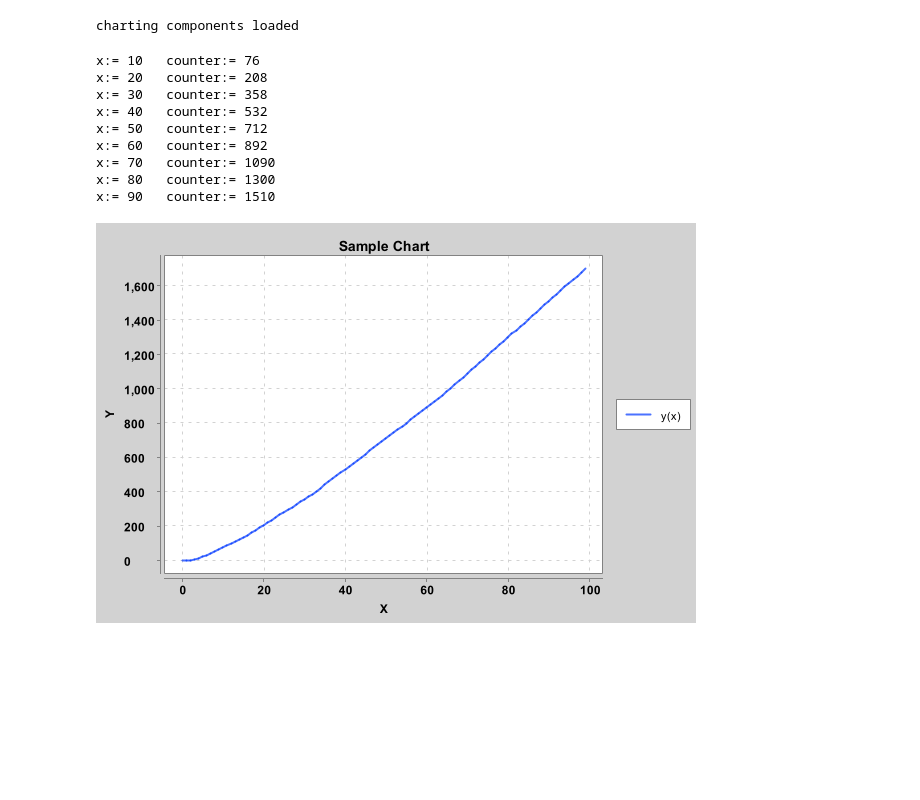
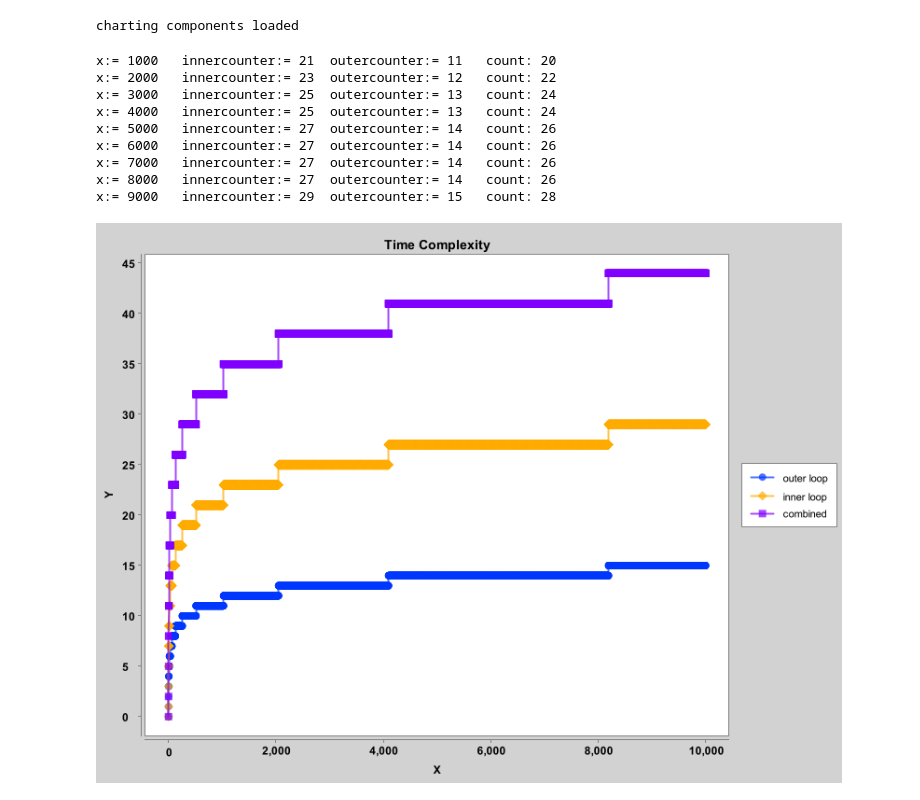
Before and after one commit to cicorias/java-nb, a Jupyter notebook: Q5 Short Answer 4.ipynb, the cells around one changed output. Cells and saved outputs as stored; diff of their text form; code cells hidden in the pictures; blank space fills up the shorter version.

```diff
--- a/Q5 Short Answer 4.ipynb
+++ b/Q5 Short Answer 4.ipynb
@@ -20,46 +88,60 @@ charting components loaded
 # %%
 
 /// Big O --- O(n^2)
-int myCounter = 1;
+int innerCounter = 1;
+int outerCounter = 1;
 
-void question4(int n) {
+int question4(int n) {
     int count = 0;
     int i = 1;
     while(i < n){
         for (int j = 1; j < n*n; j *= n) {
+              //System.out.println("i: " + i + " j: " + j);
               count++;
-              ++myCounter;
+              ++innerCounter;
         }
         i *= 2;
-        //++myCounter;
+        ++outerCounter;
     }
     //System.out.println(count);
     // Hint: check the count you will get
+    return count;
 }
 
-int[] xData = new int[100];
-int[] yData = new int[100];
+
+int points = 10000;
+
+int[] xData = new int[points];
+int[] yData = new int[points];
+int[] y2Data = new int[points];
+int[] y3Data = new int[points];
 
 for(int x = 1 ; x < xData.length; x++) {
-
-    question4(x);
-    if (x % 10 == 0) System.out.println("x:= " + x + "   counter:= " + myCounter);
+    innerCounter = 1;
+    outerCounter = 1;
+    int count = question4(x);
+    if (x % (points / 10) == 0) System.out.println("x:= " + x + "   innercounter:= " + innerCounter + "  outercounter:= " + outerCounter + "   count: " + count);
+    //if (x % 10 == 0) System.out.println("x:= " + x + "   outercounter:= " + outerCounter);
     //now store variables.
     xData[x] = x;
-    yData[x] = myCounter;
+    yData[x] = outerCounter;
+    y2Data[x] = innerCounter;
+    y3Data[x] = outerCounter + innerCounter;
     //yData[x] = y / x;
 
 }
-
-chartData(xData, yData);
 # %% [output]
-x:= 10   counter:= 76
-x:= 20   counter:= 208
-x:= 30   counter:= 358
-x:= 40   counter:= 532
-x:= 50   counter:= 712
-x:= 60   counter:= 892
-x:= 70   counter:= 1090
-x:= 80   counter:= 1300
-x:= 90   counter:= 1510
+x:= 1000   innercounter:= 21  outercounter:= 11   count: 20
+x:= 2000   innercounter:= 23  outercounter:= 12   count: 22
+x:= 3000   innercounter:= 25  outercounter:= 13   count: 24
+x:= 4000   innercounter:= 25  outercounter:= 13   count: 24
+x:= 5000   innercounter:= 27  outercounter:= 14   count: 26
+x:= 6000   innercounter:= 27  outercounter:= 14   count: 26
+x:= 7000   innercounter:= 27  outercounter:= 14   count: 26
+x:= 8000   innercounter:= 27  outercounter:= 14   count: 26
+x:= 9000   innercounter:= 29  outercounter:= 15   count: 28
-[figure, removed]
+# %%
+ThemeChart03 ccc = new ThemeChart03();
+BitmapEncoder.getBufferedImage(ccc.getChart(xData, yData, y2Data, y3Data));
+# %% [output]
+[figure, added]
```
Also changed, not shown: parts of 3 cells of this notebook, 1 other file.
